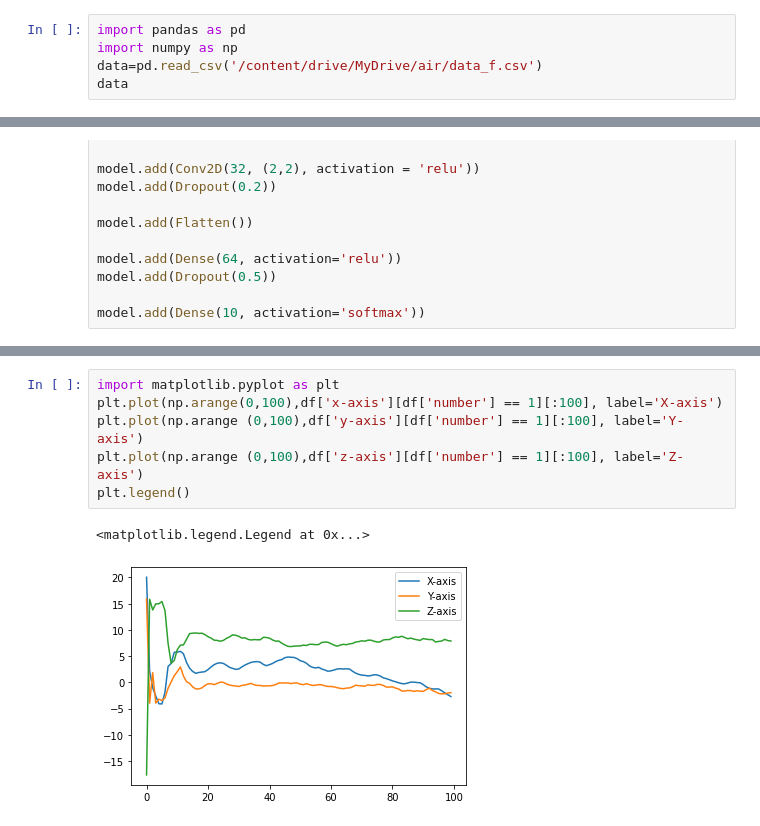
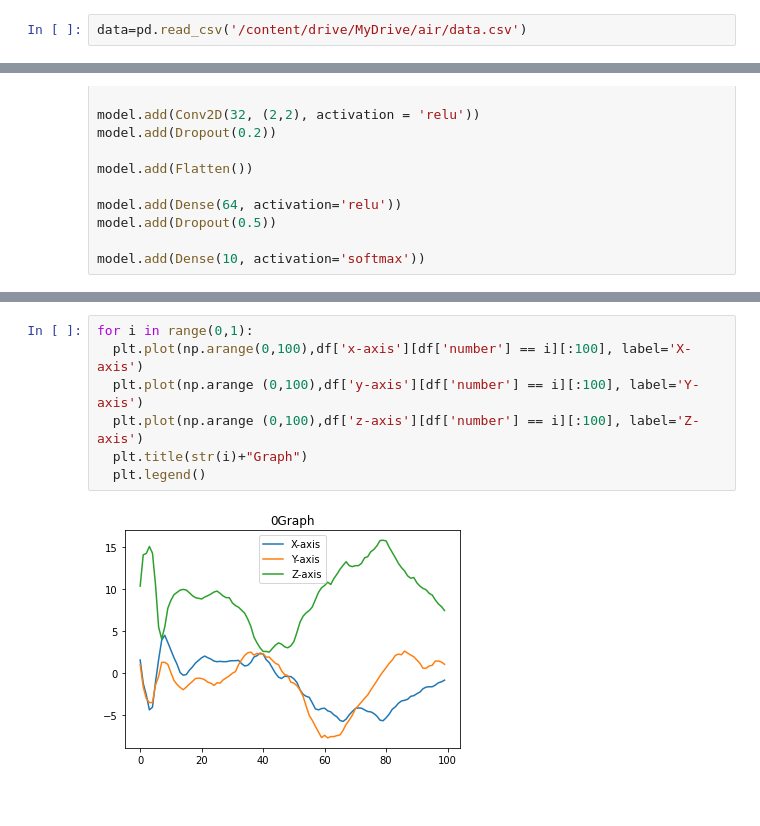
Before and after one commit to Rahul2003s/Air_writing, a Jupyter notebook: train.ipynb, the cells around one changed output, grey strips where cells are left out. Drawn from its saved outputs; the diff is of its cells as text; blank space fills up the shorter version.

```diff
--- a/train.ipynb
+++ b/train.ipynb
@@ -6,5 +17,2 @@ ModuleNotFoundError: No module named 'google.colab'
 # %%
-import pandas as pd
-import numpy as np
-data=pd.read_csv('/content/drive/MyDrive/air/data_f.csv')
-data
+data=pd.read_csv('/content/drive/MyDrive/air/data.csv')
@@ -260,11 +213,11 @@ Trainable params: 408,378
 Non-trainable params: 0
 _________________________________________________________________
 # %%
-import matplotlib.pyplot as plt
-plt.plot(np.arange(0,100),df['x-axis'][df['number'] == 1][:100], label='X-axis')
-plt.plot(np.arange (0,100),df['y-axis'][df['number'] == 1][:100], label='Y-axis')
-plt.plot(np.arange (0,100),df['z-axis'][df['number'] == 1][:100], label='Z-axis')
-plt.legend()
+for i in range(0,1):
+  plt.plot(np.arange(0,100),df['x-axis'][df['number'] == i][:100], label='X-axis')
+  plt.plot(np.arange (0,100),df['y-axis'][df['number'] == i][:100], label='Y-axis')
+  plt.plot(np.arange (0,100),df['z-axis'][df['number'] == i][:100], label='Z-axis')
+  plt.title(str(i)+"Graph")
+  plt.legend()
 # %% [output]
-<matplotlib.legend.Legend at 0x...>
-[figure, old version]
+[figure, new version]
```
Also changed, not shown: parts of 33 cells of this notebook.
